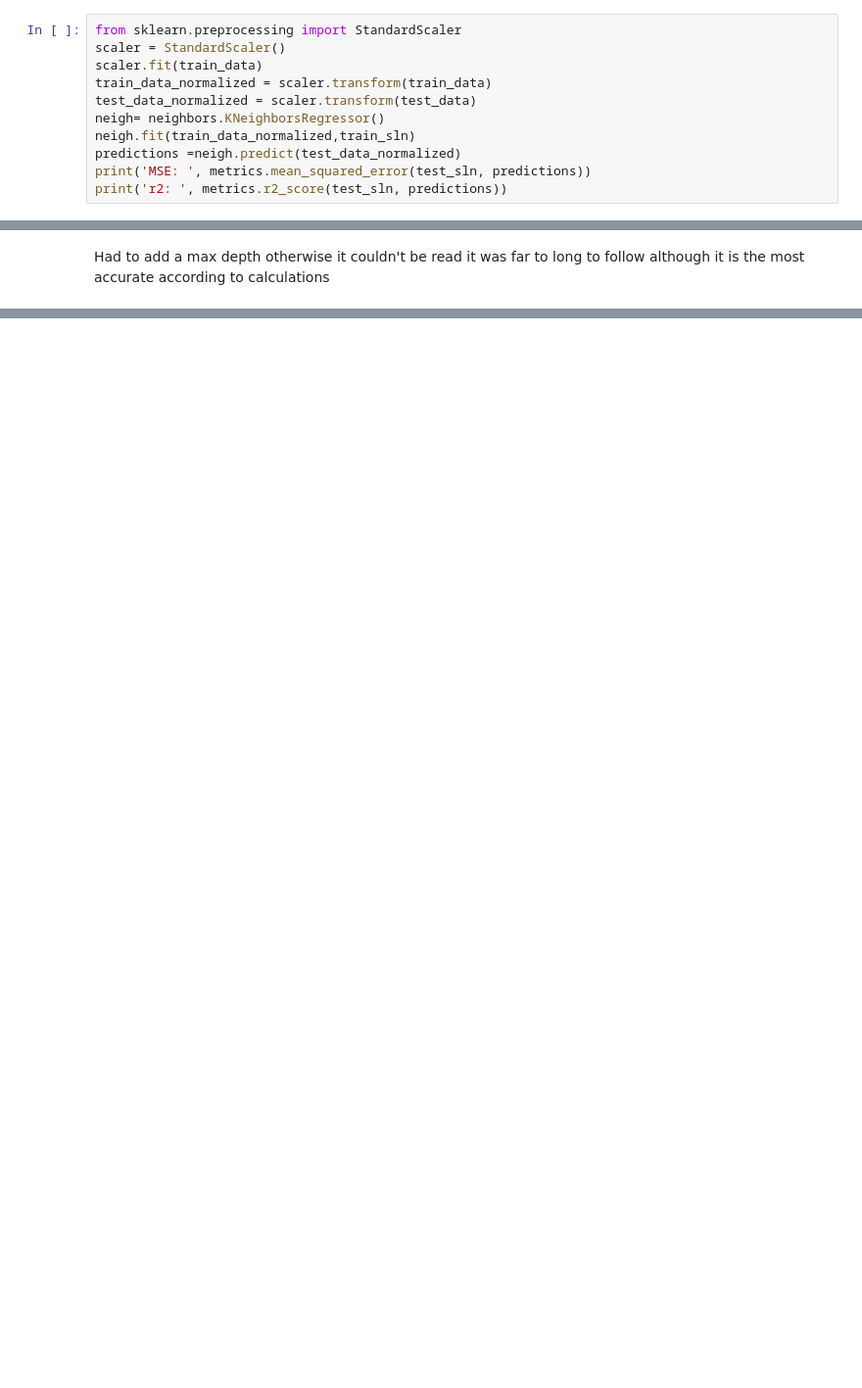
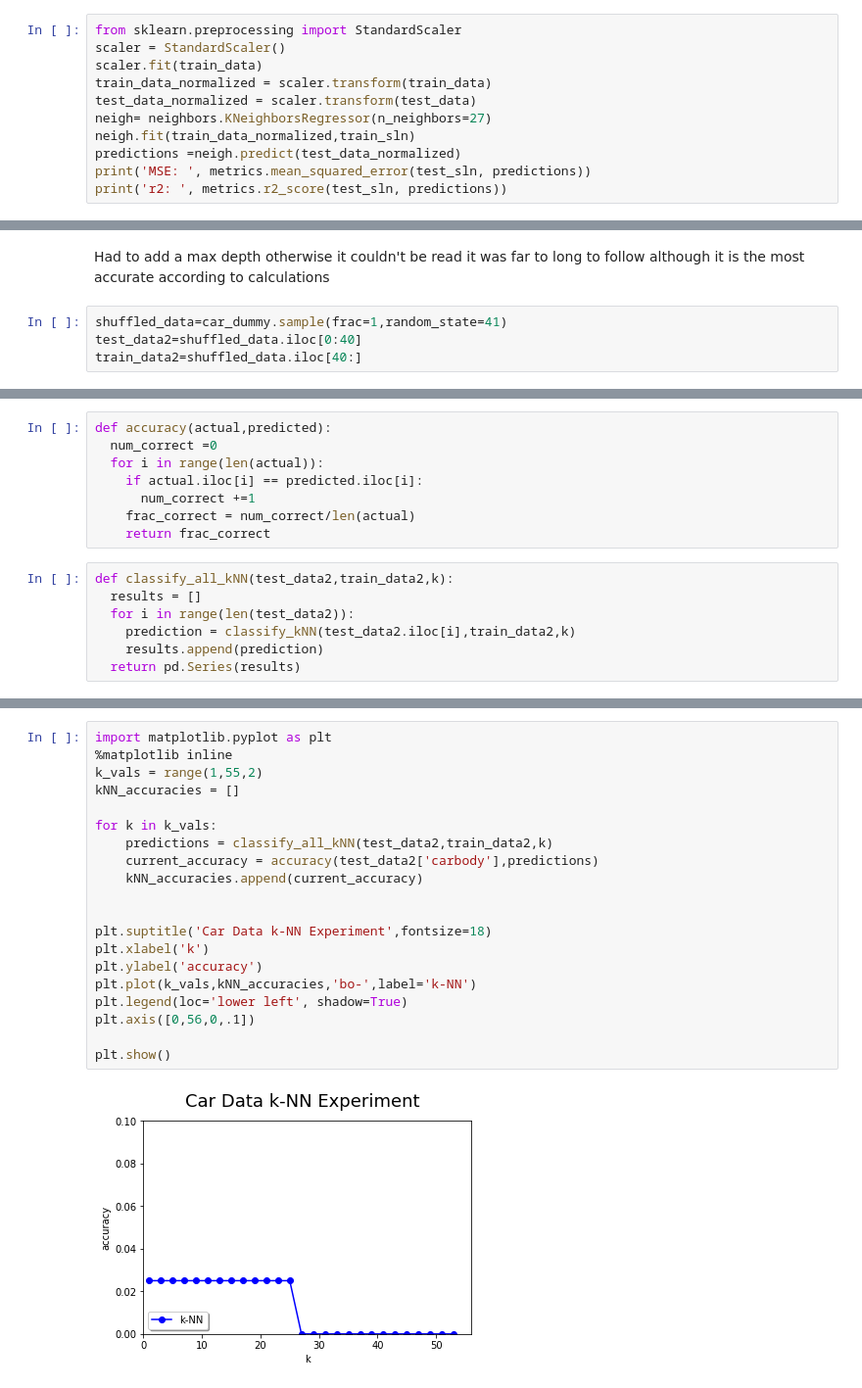
Before and after one commit to Katlynn23/Project1, a Jupyter notebook: Project1.ipynb, the cells around one changed output, grey strips where cells are left out. Shown at 98% size. Cells and saved outputs as stored; diff of their text form; blank space fills up the shorter version.

```diff
--- a/Project1.ipynb
+++ b/Project1.ipynb
@@ -188,7 +189,7 @@ scaler = StandardScaler()
 scaler.fit(train_data)
 train_data_normalized = scaler.transform(train_data)
 test_data_normalized = scaler.transform(test_data)
-neigh= neighbors.KNeighborsRegressor()
+neigh= neighbors.KNeighborsRegressor(n_neighbors=27)
 neigh.fit(train_data_normalized,train_sln)
 predictions =neigh.predict(test_data_normalized)
 print('MSE: ', metrics.mean_squared_error(test_sln, predictions))
@@ -264,3 +265,7 @@ tree.plot_tree(dt,
 [figure]
 # %% [markdown]
 Had to add a max depth otherwise it couldn't be read it was far to long to follow although it is the most accurate according to calculations
+# %%
+shuffled_data=car_dummy.sample(frac=1,random_state=41)
+test_data2=shuffled_data.iloc[0:40]
+train_data2=shuffled_data.iloc[40:]
@@ -266,0 +283,15 @@ Had to add a max depth otherwise it couldn't be read it was far to long to follo
+# %%
+def accuracy(actual,predicted):
+  num_correct =0
+  for i in range(len(actual)):
+    if actual.iloc[i] == predicted.iloc[i]:
+      num_correct +=1
+    frac_correct = num_correct/len(actual)
+    return frac_correct
+# %%
+def classify_all_kNN(test_data2,train_data2,k):
+  results = []
+  for i in range(len(test_data2)):
+    prediction = classify_kNN(test_data2.iloc[i],train_data2,k)
+    results.append(prediction)
+  return pd.Series(results)
@@ -266,0 +323,22 @@ Had to add a max depth otherwise it couldn't be read it was far to long to follo
+# %%
+import matplotlib.pyplot as plt
+%matplotlib inline
+k_vals = range(1,55,2)
+kNN_accuracies = []
+
+for k in k_vals:
+    predictions = classify_all_kNN(test_data2,train_data2,k)
+    current_accuracy = accuracy(test_data2['carbody'],predictions)
+    kNN_accuracies.append(current_accuracy)
+
+
+plt.suptitle('Car Data k-NN Experiment',fontsize=18)
+plt.xlabel('k')
+plt.ylabel('accuracy')
+plt.plot(k_vals,kNN_accuracies,'bo-',label='k-NN')
+plt.legend(loc='lower left', shadow=True)
+plt.axis([0,56,0,.1])
+
+plt.show()
+# %% [output]
+[figure, added]
```
Also changed, not shown: parts of 10 cells of this notebook.
